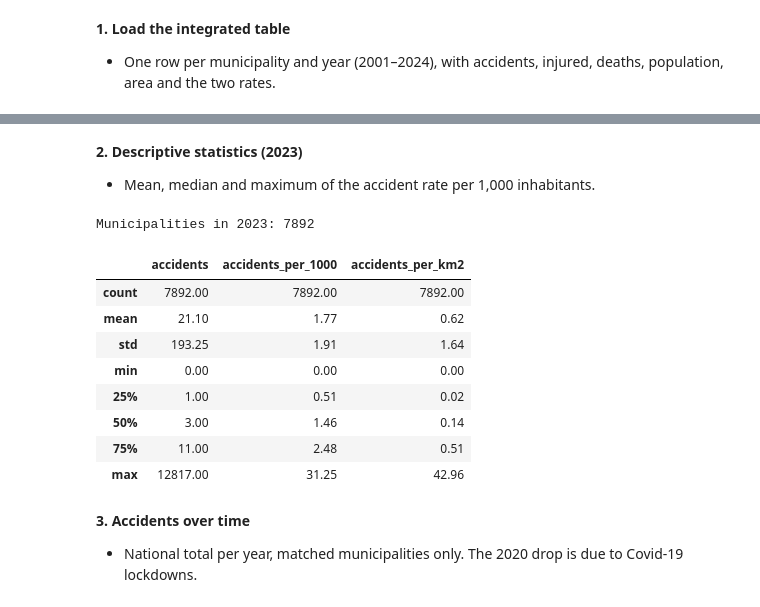
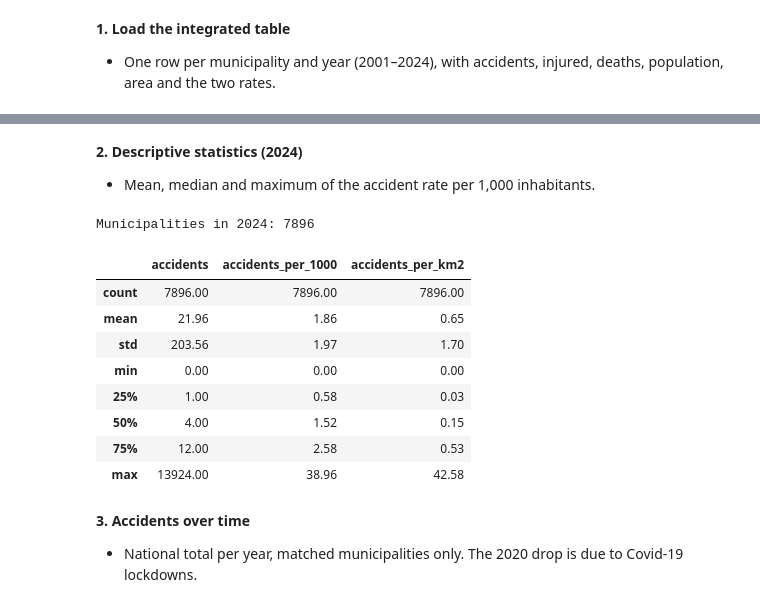
Before and after one commit to martinafurian/istat-accidents-analysis, a Jupyter notebook: 04_eda_analysis.ipynb, the cells around one changed output, grey strips where cells are left out. Cells and saved outputs as stored; diff of their text form; code cells hidden in the pictures.

```diff
--- a/04_eda_analysis.ipynb
+++ b/04_eda_analysis.ipynb
@@ -25,21 +23,21 @@ df.head(3)
 # %% [markdown]
-**2. Descriptive statistics (2023)**
+**2. Descriptive statistics (2024)**
 * Mean, median and maximum of the accident rate per 1,000 inhabitants.
 # %%
-df_2023 = df[(df["TIME_PERIOD"] == 2023) & (df["Comune"].notna())]
-print("Municipalities in 2023:", len(df_2023))
-df_2023[["accidents", "accidents_per_1000", "accidents_per_km2"]].describe().round(2)
+df_2024 = df[(df["TIME_PERIOD"] == 2024) & (df["Comune"].notna())]
+print("Municipalities in 2024:", len(df_2024))
+df_2024[["accidents", "accidents_per_1000", "accidents_per_km2"]].describe().round(2)
 # %% [output]
-Municipalities in 2023: 7892
+Municipalities in 2024: 7896
 |  | accidents | accidents_per_1000 | accidents_per_km2 |
-| count | 7892.00 | 7892.00 | 7892.00 |
-| mean | 21.10 | 1.77 | 0.62 |
-| std | 193.25 | 1.91 | 1.64 |
+| count | 7896.00 | 7896.00 | 7896.00 |
+| mean | 21.96 | 1.86 | 0.65 |
+| std | 203.56 | 1.97 | 1.70 |
 | min | 0.00 | 0.00 | 0.00 |
-| 25% | 1.00 | 0.51 | 0.02 |
-| 50% | 3.00 | 1.46 | 0.14 |
-| 75% | 11.00 | 2.48 | 0.51 |
-| max | 12817.00 | 31.25 | 42.96 |
+| 25% | 1.00 | 0.58 | 0.03 |
+| 50% | 4.00 | 1.52 | 0.15 |
+| 75% | 12.00 | 2.58 | 0.53 |
+| max | 13924.00 | 38.96 | 42.58 |
 # %% [markdown]
 **3. Accidents over time**
 * National total per year, matched municipalities only. The 2020 drop is due to Covid-19 lockdowns.
```
Also changed, not shown: parts of 10 cells of this notebook, 13 other files.
